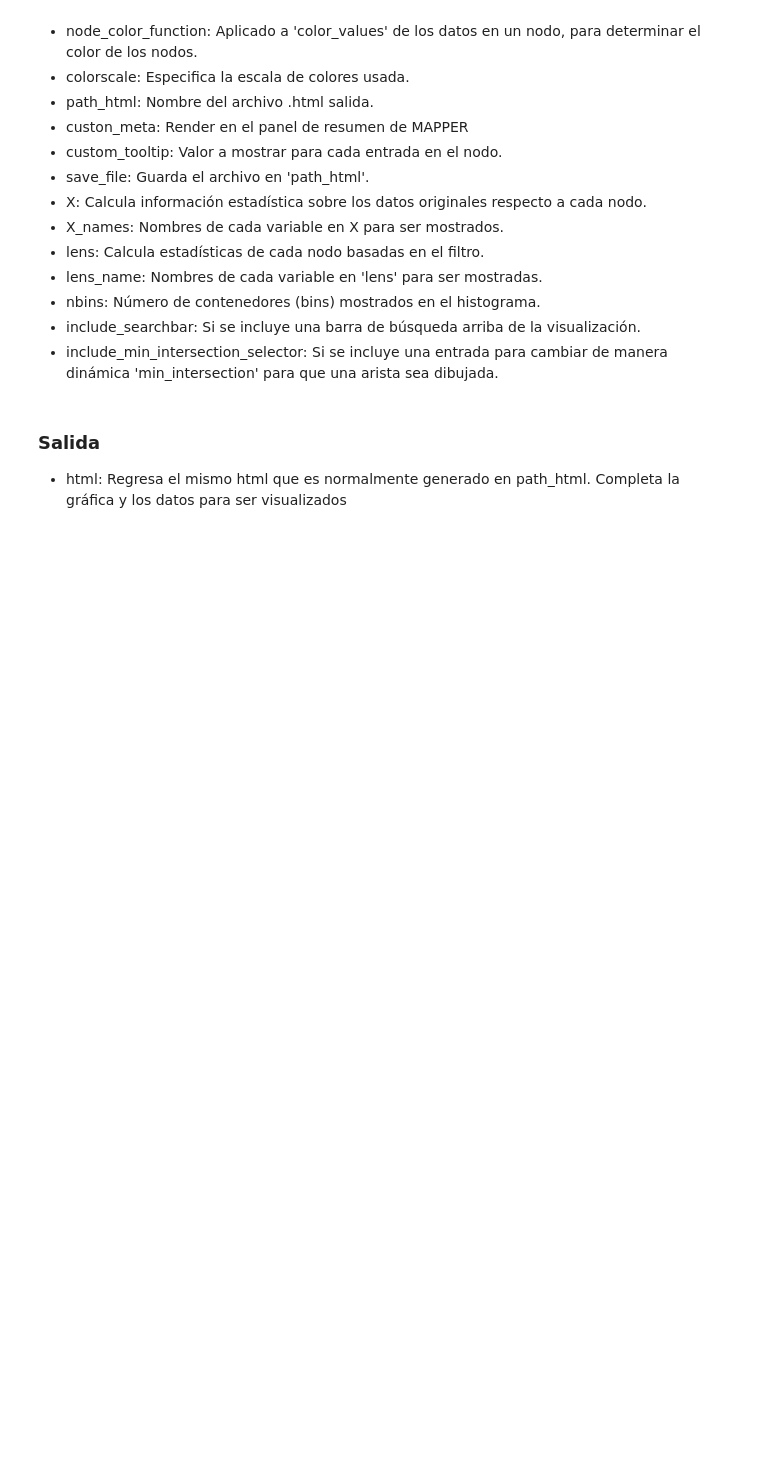
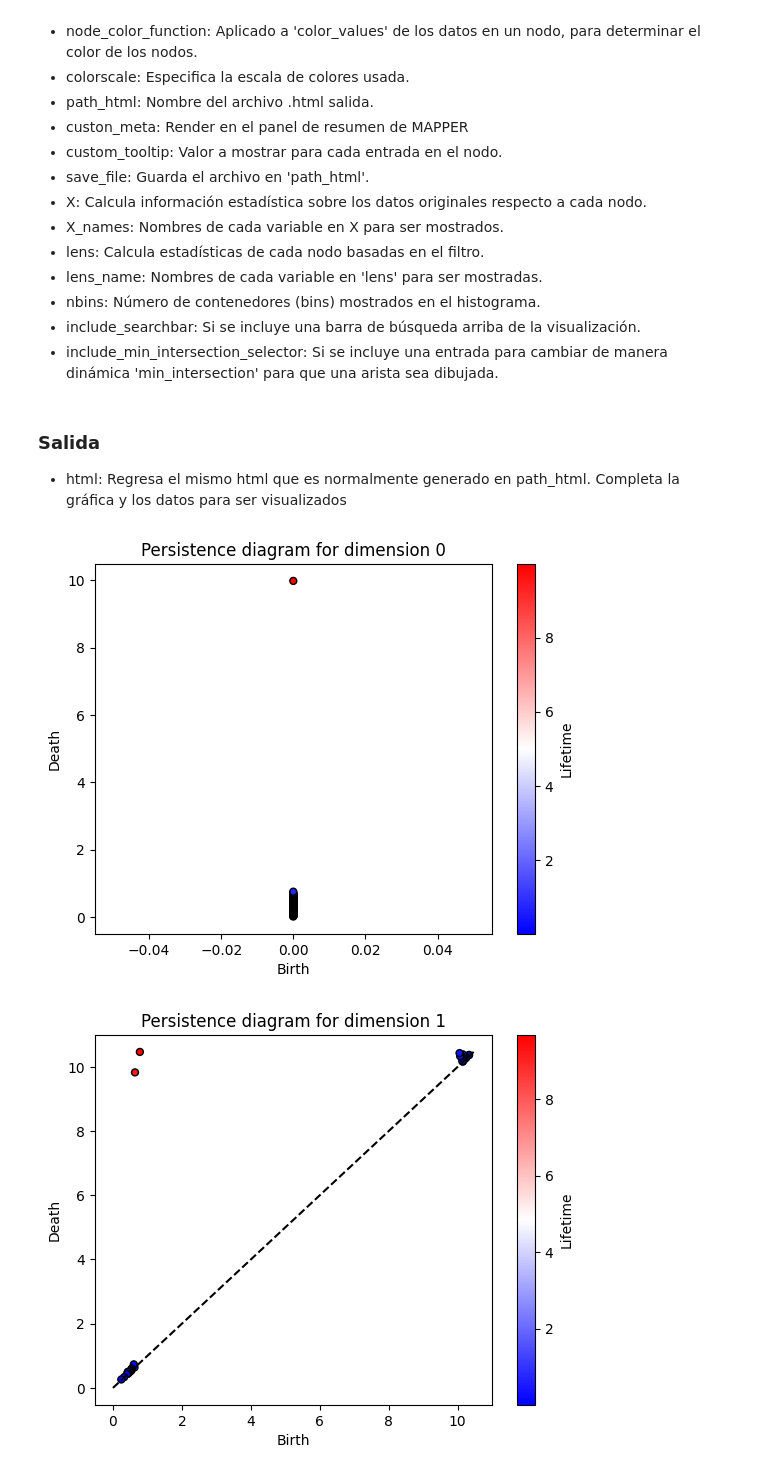
Before and after one commit to heritaco/Analisis-Topologico-de-Datos, a Jupyter notebook: Mapper/1 Circulos Aleatorios/Circulos aleatorios.ipynb, the cells around one changed output. Drawn from its saved outputs; the diff is of its cells as text; code cells hidden in the pictures; blank space fills up the shorter version.

```diff
--- a/Mapper/1 Circulos Aleatorios/Circulos aleatorios.ipynb
+++ b/Mapper/1 Circulos Aleatorios/Circulos aleatorios.ipynb
@@ -152,3 +162,38 @@ La función 'kmapper.visualize' genera una visualización del complejo simplicia
 # %% [markdown]
 ### Salida
 * html: Regresa el mismo html que es normalmente generado en path_html. Completa la gráfica y los datos para ser visualizados
+# %%
+from ripser import ripser
+from scipy.spatial.distance import pdist, squareform
+import numpy as np
+
+p = 2
+
+def distance(point1, point2, p):
+    return np.power(np.sum(np.power(np.abs(point1 - point2), p)), 1/p)
+
+def calculate_distance_matrix(dataset, p):
+    distance_matrix = np.zeros((dataset.shape[0], dataset.shape[0]))
+    for i in range(dataset.shape[0]):
+        for j in range(dataset.shape[0]):
+            distance_matrix[i, j] = distance(dataset[i], dataset[j], p)
+    return distance_matrix
+
+distance_matrix = calculate_distance_matrix(data, p)
+
+def plot_barcode(dgm, max_dimension):
+    for dim in range(max_dimension + 1):
+        plt.figure()
+        plt.scatter(dgm[dim][:, 0], dgm[dim][:, 1], s=25, c=dgm[dim][:, 1]-dgm[dim][:, 0], cmap='bwr', edgecolor='k')
+        plt.colorbar(label='Lifetime')
+        plt.plot([0, np.max(dgm[dim])], [0, np.max(dgm[dim])], 'k--')
+        plt.title(f'Persistence diagram for dimension {dim}')
+        plt.xlabel('Birth')
+        plt.ylabel('Death')
+        plt.show()
+
+filtration = ripser(distance_matrix, maxdim=2)
+plot_barcode(filtration['dgms'], max_dimension=2)
+# %% [output]
+[figure, added]
+[figure, added]
```
Also changed, not shown: parts of 4 cells of this notebook, 50 other files.
